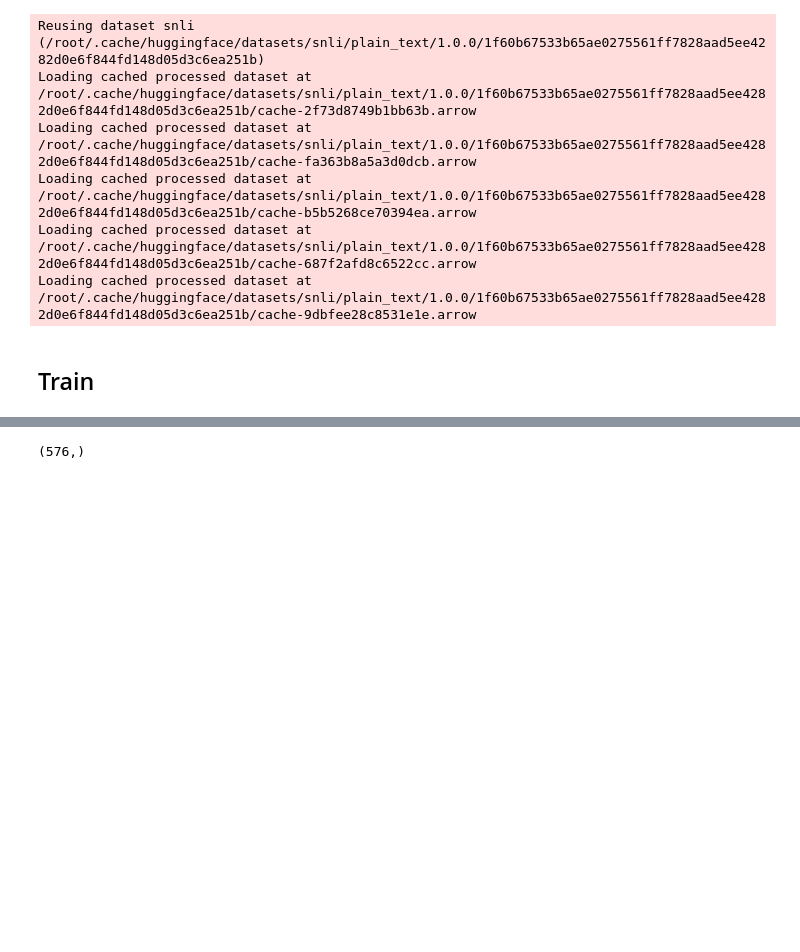
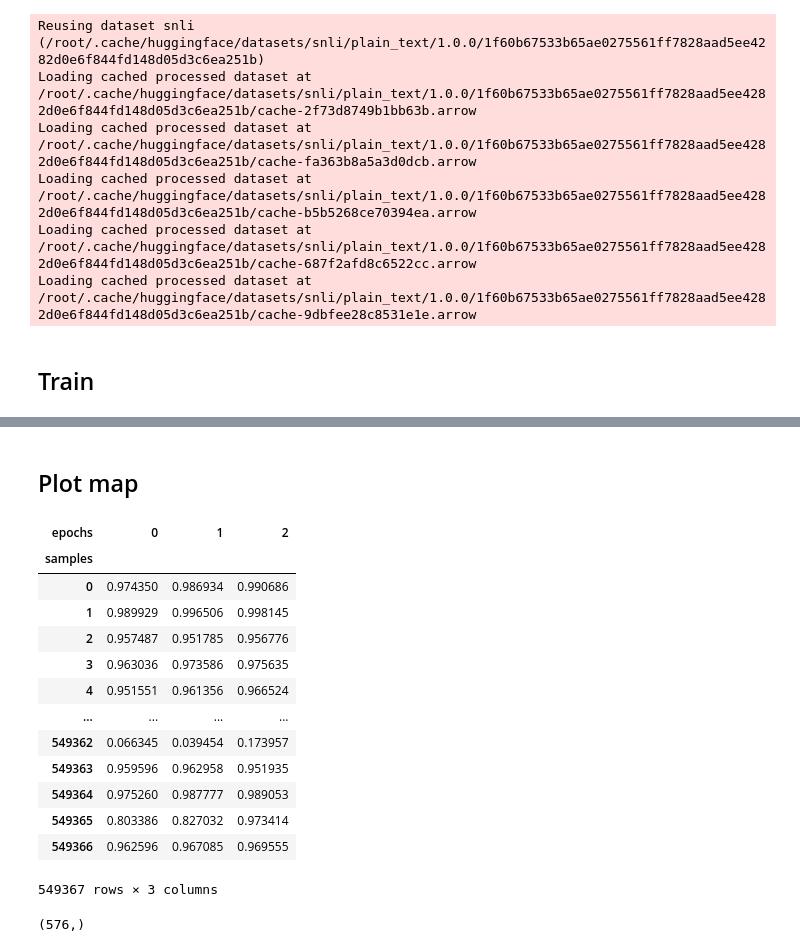
Before and after one commit to Serebryanskiy/nli, a Jupyter notebook: snli.ipynb, the cells around one changed output, grey strips where cells are left out. Saved outputs shown, nothing was run; the diff lists cells and outputs as text; code cells hidden in the pictures; blank space fills up the shorter version.

```diff
--- a/snli.ipynb
+++ b/snli.ipynb
@@ -111,11 +103,6 @@ train_dataset_featurized = train_dataset.map(
     remove_columns=train_dataset.column_names
 )
 
-config = ElectraConfig.from_pretrained(dataset_name + 'model')
-model = ElectraForSequenceClassification.from_pretrained(dataset_name + 'model', config=config)
-tokenizer = ElectraTokenizerFast.from_pretrained(dataset_name + 'model')
-# model = torch.nn.DataParallel(model, device_ids=[0, 1, 2, 3, 4, 5 ,6 ,7])
-model.to(device)
 
 train_loader = DataLoader(train_dataset_featurized, batch_size=batch_size, shuffle=False, pin_memory=True)
 # %% [output]
@@ -129,7 +116,6 @@ Loading cached processed dataset at /root/.cache/huggingface/datasets/snli/plain
 ## Train
 # %%
 import numpy as np
-model.train()
 
 global_step = 0
 probabilities = {}
@@ -137,6 +123,8 @@ probabilities = {}
 loss = None
 
 for epoch in range(num_epochs):
+    model.train()
+
     pragati = tqdm(train_loader, desc=f'Epoch {epoch}', leave=False)
 
     for n, batch in enumerate(pragati):
@@ -148,7 +136,11 @@ for epoch in range(num_epochs):
             batch[k] = torch.stack(batch[k], dim=1).to(device)
         model_output = model(**batch, labels=labels)
         loss = model_output.loss
-        loss.sum().backward()
+        if torch.cuda.device_count() > 1:
+            loss.sum().backward()
+        else:
+            loss.backward()
+
         optimizer.step()
         global_step += 1
 
@@ -159,14 +151,11 @@ for epoch in range(num_epochs):
     probabilities[epoch] = []
     acc = []
     for batch in tqdm(train_loader):
-        model.zero_grad()
-
         labels = batch.pop('labels')
         labels = labels.to(device)
         for k in batch:
             batch[k] = torch.stack(batch[k], dim=1).to(device)
         model_output = model(**batch, labels=labels)
-
         probs = []
         as_probs = torch.functional.F.softmax(model_output.logits, dim=1)
         for out, label in zip(as_probs, labels):
@@ -182,6 +171,10 @@ for epoch in range(num_epochs):
 print(f'Completed Training at Epoch {epoch} | Global Step: {global_step} | Loss : {loss.mean():.2f}')
 
 tokenizer.save_pretrained(dataset_name + 'model')
-model.module.save_pretrained(dataset_name + 'model')
+if torch.cuda.device_count() > 1:
+    model.module.save_pretrained(dataset_name + 'model')
+else:
+    model.save_pretrained(dataset_name + 'model')
+
 config.save_pretrained(dataset_name + 'model')
 # %% [output]
@@ -188,0 +185,2 @@ Epoch 0 | Accuracy: 0.8718215691878107 | Loss : 0.27
+# %% [markdown]
+## Plot map
@@ -188,0 +190,12 @@ Epoch 0 | Accuracy: 0.8718215691878107 | Loss : 0.27
+# %%
+import json
+import matplotlib.pyplot as plt
+import numpy as np
+import os
+import pandas as pd
+import re
+import seaborn as sns
+
+pd.set_option('display.max_columns', None)
+pd.set_option('display.max_colwidth', -1)
+sns.set(style='whitegrid', font_scale=1.6, font='Georgia', context='paper')
@@ -189,3 +287,27 @@ Epoch 0 | Accuracy: 0.8718215691878107 | Loss : 0.27
+# %%
+probs_df =  pd.DataFrame(np.array([v for v in probabilities.values()])).T
+probs_df.columns.name = 'epochs'
+probs_df.index.name = 'samples'
+probs_df.columns = ['0', '1', '2']
+
+probs_df.to_parquet('./cartography/' + 'probs_df.parquet')
+# %%
+probs_df
+# %% [output]
+| epochs | 0 | 1 | 2 |
+| samples |  |  |  |
+| 0 | 0.974350 | 0.986934 | 0.990686 |
+| 1 | 0.989929 | 0.996506 | 0.998145 |
+| 2 | 0.957487 | 0.951785 | 0.956776 |
+| 3 | 0.963036 | 0.973586 | 0.975635 |
+| 4 | 0.951551 | 0.961356 | 0.966524 |
+| ... | ... | ... | ... |
+| 549362 | 0.066345 | 0.039454 | 0.173957 |
+| 549363 | 0.959596 | 0.962958 | 0.951935 |
+| 549364 | 0.975260 | 0.987777 | 0.989053 |
+| 549365 | 0.803386 | 0.827032 | 0.973414 |
+| 549366 | 0.962596 | 0.967085 | 0.969555 |
+549367 rows × 3 columns
 # %%
 np.concatenate([a,b]).shape
 # %% [output]
```
Also changed, not shown: parts of 5 cells of this notebook, 2 other files.
